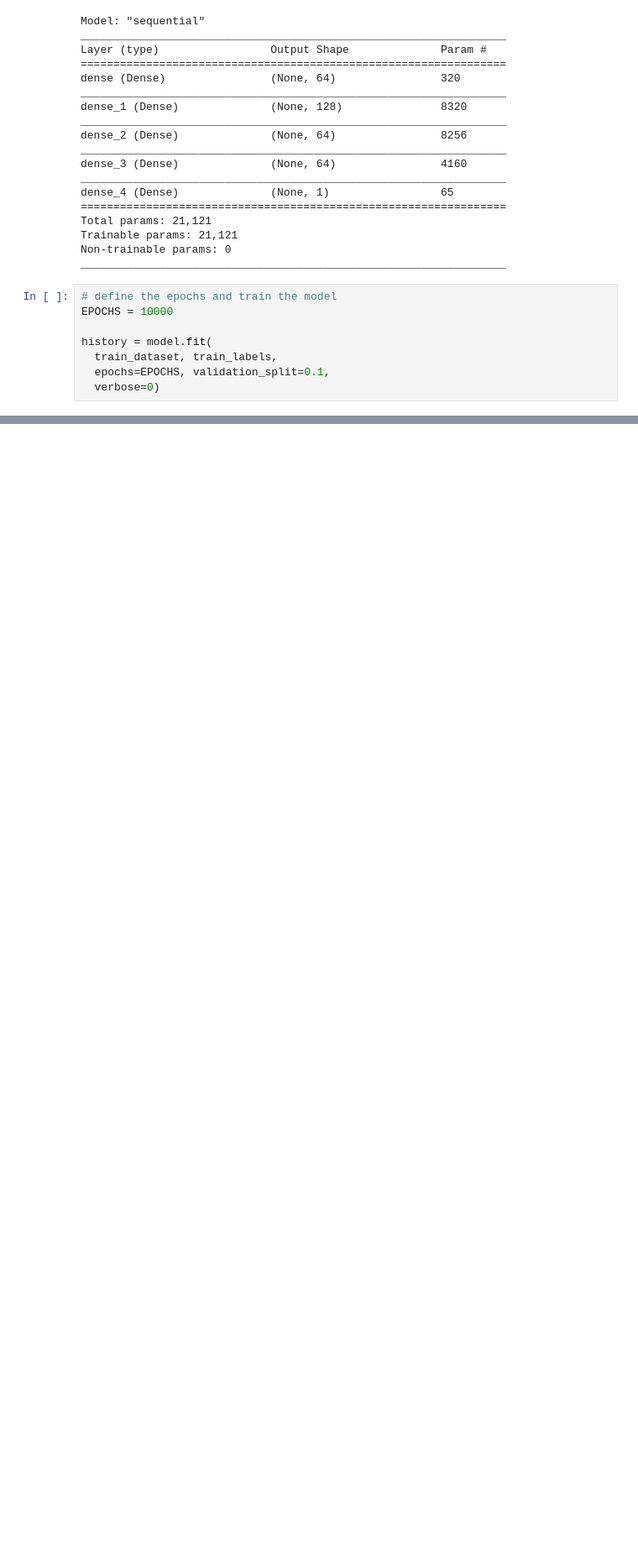
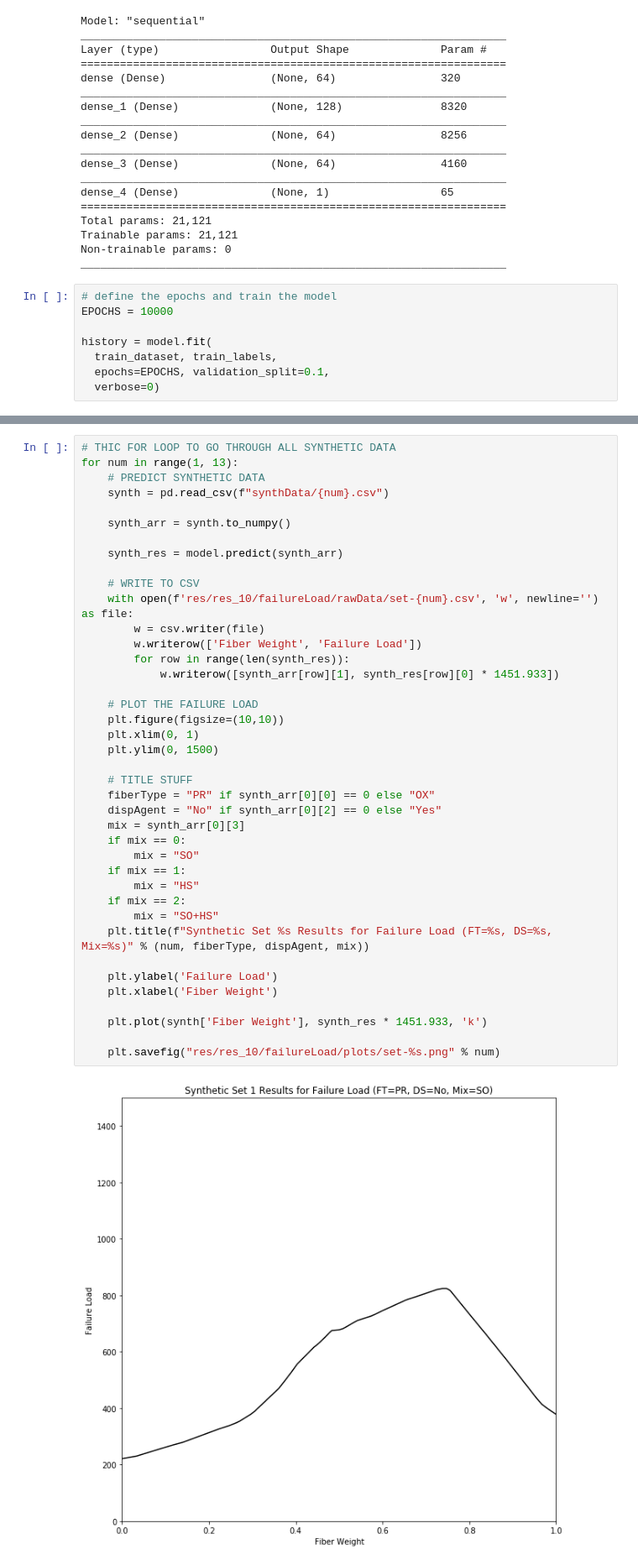
Before and after one commit to TylerLott/Lee_Research, a Jupyter notebook: Network_frac_10.ipynb, the cells around one changed output, grey strips where cells are left out. Shown: that part at 84% size. Cells and saved outputs as stored; diff of their text form; blank space fills up the shorter version.

```diff
--- a/Network_frac_10.ipynb
+++ b/Network_frac_10.ipynb
@@ -175,0 +176,42 @@ plt.savefig('plots/frac_10_plot.png')
+# %%
+# THIC FOR LOOP TO GO THROUGH ALL SYNTHETIC DATA
+for num in range(1, 13):
+    # PREDICT SYNTHETIC DATA
+    synth = pd.read_csv(f"synthData/{num}.csv")
+
+    synth_arr = synth.to_numpy()
+
+    synth_res = model.predict(synth_arr)
+
+    # WRITE TO CSV
+    with open(f'res/res_10/failureLoad/rawData/set-{num}.csv', 'w', newline='') as file:
+        w = csv.writer(file)
+        w.writerow(['Fiber Weight', 'Failure Load'])
+        for row in range(len(synth_res)):
+            w.writerow([synth_arr[row][1], synth_res[row][0] * 1451.933])
+
+    # PLOT THE FAILURE LOAD
+    plt.figure(figsize=(10,10))
+    plt.xlim(0, 1)
+    plt.ylim(0, 1500)
+
+    # TITLE STUFF
+    fiberType = "PR" if synth_arr[0][0] == 0 else "OX"
+    dispAgent = "No" if synth_arr[0][2] == 0 else "Yes"
+    mix = synth_arr[0][3]
+    if mix == 0:
+        mix = "SO"
+    if mix == 1:
+        mix = "HS"
+    if mix == 2:
+        mix = "SO+HS"
+    plt.title(f"Synthetic Set %s Results for Failure Load (FT=%s, DS=%s, Mix=%s)" % (num, fiberType, dispAgent, mix))
+
+    plt.ylabel('Failure Load')
+    plt.xlabel('Fiber Weight')
+
+    plt.plot(synth['Fiber Weight'], synth_res * 1451.933, 'k')
+
+    plt.savefig("res/res_10/failureLoad/plots/set-%s.png" % num)
+# %% [output]
+[figure, added]
```
Also changed, not shown: parts of 4 cells of this notebook, 9 other files.
